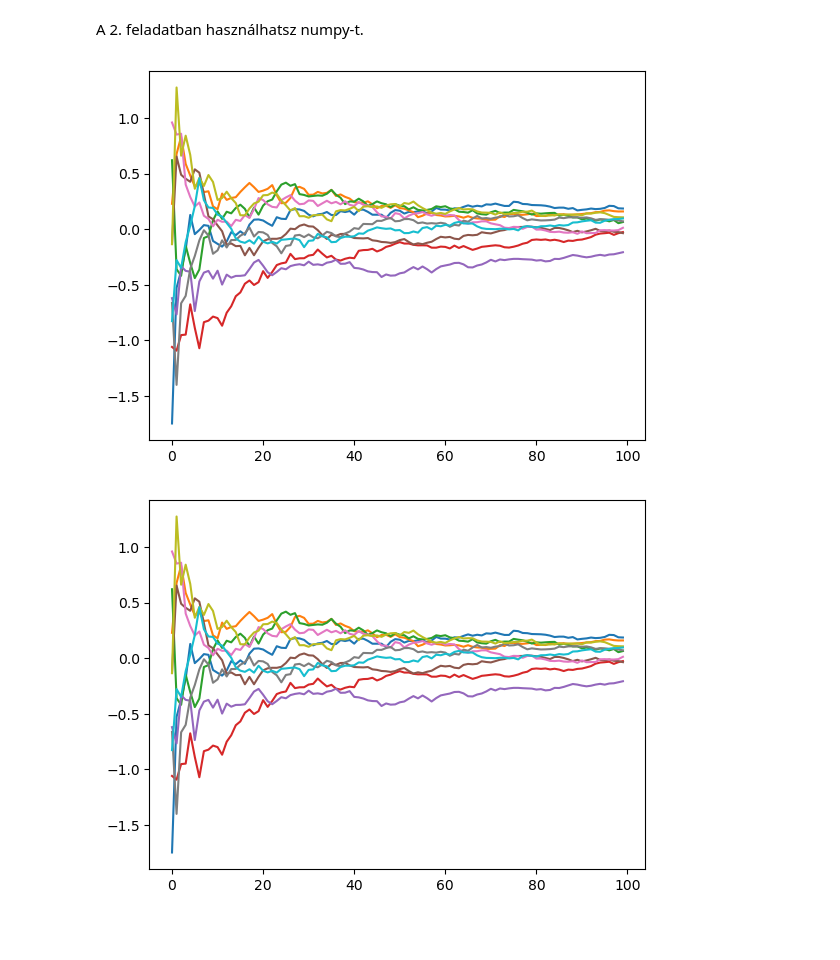
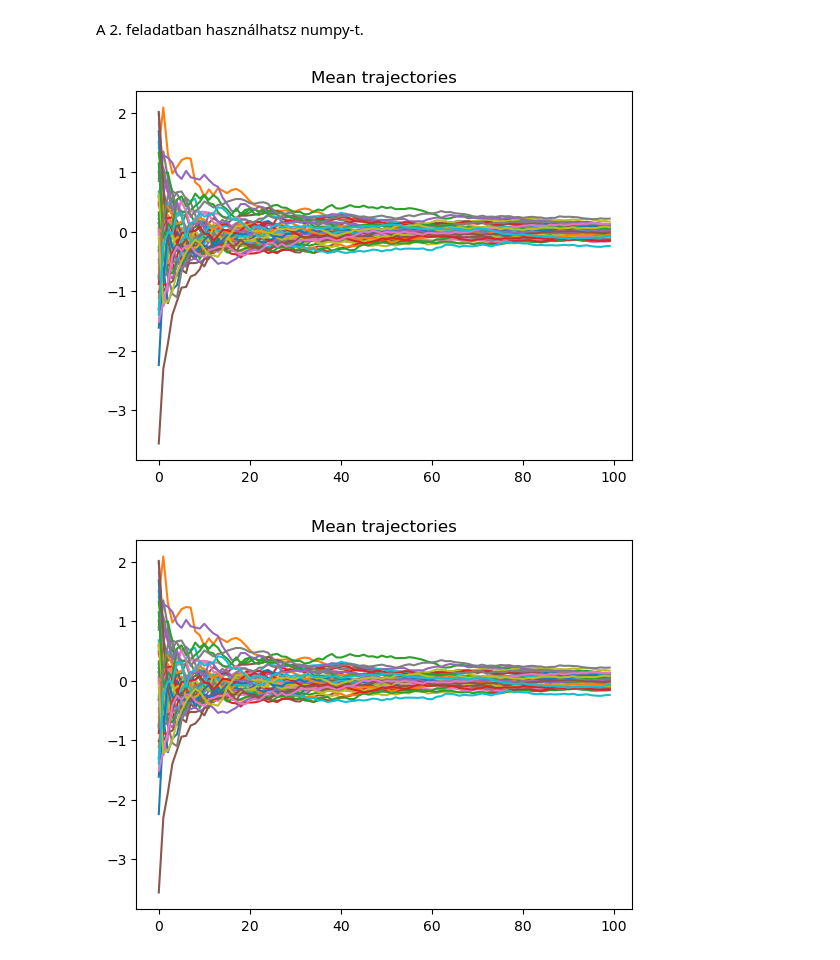
Before and after one commit to BenceKanyari/ECOPY_23241, a Jupyter notebook: notebooks/Practical4.ipynb, the cells around one changed output. Drawn from its saved outputs; the diff is of its cells as text; code cells hidden in the pictures; blank space fills up the shorter version.

```diff
--- a/notebooks/Practical4.ipynb
+++ b/notebooks/Practical4.ipynb
@@ -482,7 +481,7 @@ def generate_mean_trajectories(normal_distribution, number_of_trajectories, leng
 from src.utils import distributions as dst
 import random
 
-trajectories = generate_mean_trajectories(dst.NormalDistribution(random, 0, 1), 10, 100)
+trajectories = generate_mean_trajectories(dst.NormalDistribution(random, 0, 1), 50, 100)
 # %% [markdown]
 A 2. feladatban használhatsz numpy-t.
 # %%
@@ -499,13 +498,15 @@ kimeneti típus: matplotlib.figure.Figure
 # %%
 def plot_mean_trajectories(input_list):
        fig, ax = plt.subplots()
 
        for l in input_list:
                ax.plot(l)
 
+       ax.set_title('Mean trajectories')
+
        return fig
 
 plot_mean_trajectories(trajectories)
 # %% [output]
-[figure, old version]
+[figure, new version]
-[figure, old version]
+[figure, new version]
```
Also changed, not shown: parts of 1 cell of this notebook, 1 other file.
